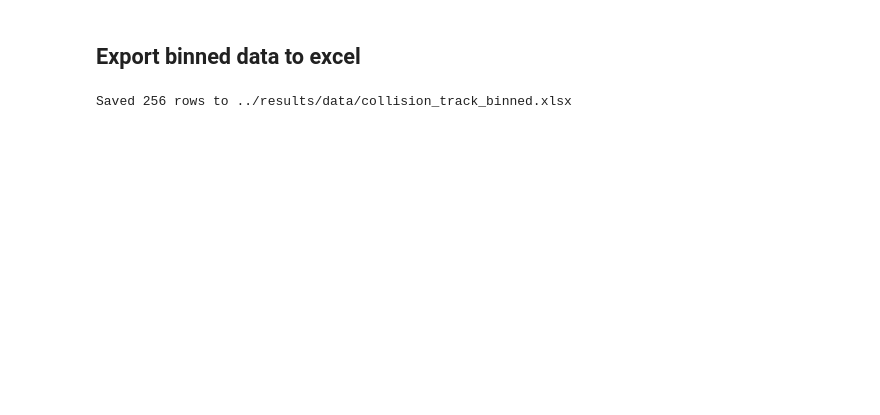
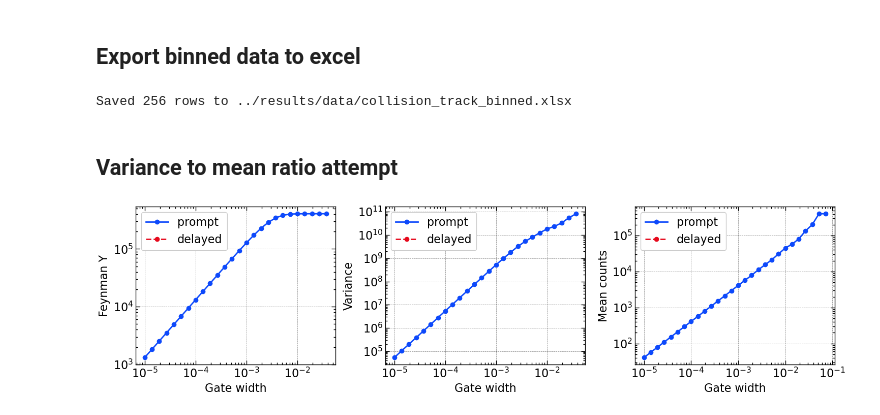
Before and after one commit to itaybnv/openmc-initiation-project, a Jupyter notebook: analysis/simple_collision_track_analysis.ipynb, the cells around one changed output. Cells and saved outputs as stored; diff of their text form; code cells hidden in the pictures; blank space fills up the shorter version.

```diff
--- a/analysis/simple_collision_track_analysis.ipynb
+++ b/analysis/simple_collision_track_analysis.ipynb
@@ -125,3 +123,5 @@ hist_df.to_excel(out_file, index=False)
 print(f"Saved {len(hist_df)} rows to {out_file}")
 # %% [output]
 Saved 256 rows to ../results/data/collision_track_binned.xlsx
+# %% [markdown]
+## Variance to mean ratio attempt
@@ -127,0 +260,7 @@ Saved 256 rows to ../results/data/collision_track_binned.xlsx
+# %%
+results = analyze_pulsed_feynman_y(timestamps)
+
+# fig = plot_feynman_results({"prompt": results["prompt"]})
+fig = plot_feynman_results(results)
+# %% [output]
+[figure, added]
```
Also changed, not shown: parts of 5 cells of this notebook, 3 other files.
